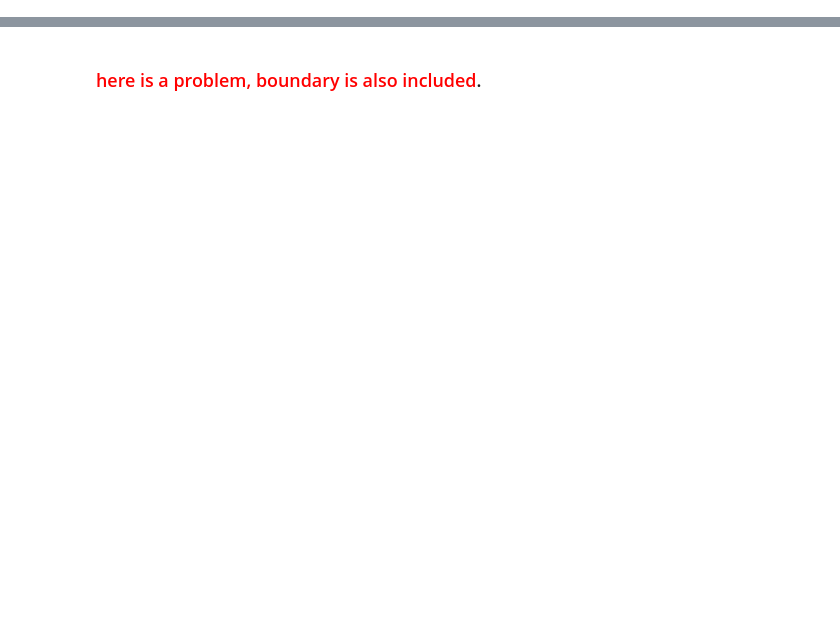
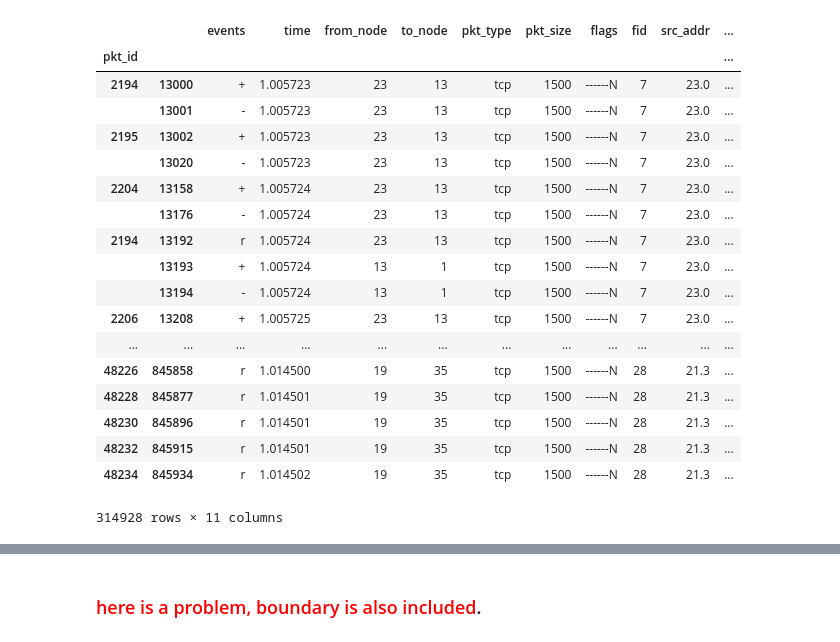
Before and after one commit to FruitBrother/Gearbox, a Jupyter notebook: analysis/delay.ipynb, the cells around one changed output, grey strips where cells are left out. Saved outputs shown, nothing was run; the diff lists cells and outputs as text; code cells hidden in the pictures; blank space fills up the shorter version.

```diff
--- a/analysis/delay.ipynb
+++ b/analysis/delay.ipynb
@@ -54,0 +72,24 @@ class DelayAnalysis:
+# %%
+if __name__=='__main__':
+    res = DropTailDelay.filter_by_delay(lambda delay: (40 < delay))
+    display(res)
+# %% [output]
+|  |  | events | time | from_node | to_node | pkt_type | pkt_size | flags | fid | src_addr | ... |
+| pkt_id |  |  |  |  |  |  |  |  |  |  | ... |
+| 2194 | 13000 | + | 1.005723 | 23 | 13 | tcp | 1500 | ------N | 7 | 23.0 | ... |
+|  | 13001 | - | 1.005723 | 23 | 13 | tcp | 1500 | ------N | 7 | 23.0 | ... |
+| 2195 | 13002 | + | 1.005723 | 23 | 13 | tcp | 1500 | ------N | 7 | 23.0 | ... |
+|  | 13020 | - | 1.005723 | 23 | 13 | tcp | 1500 | ------N | 7 | 23.0 | ... |
+| 2204 | 13158 | + | 1.005724 | 23 | 13 | tcp | 1500 | ------N | 7 | 23.0 | ... |
+|  | 13176 | - | 1.005724 | 23 | 13 | tcp | 1500 | ------N | 7 | 23.0 | ... |
+| 2194 | 13192 | r | 1.005724 | 23 | 13 | tcp | 1500 | ------N | 7 | 23.0 | ... |
+|  | 13193 | + | 1.005724 | 13 | 1 | tcp | 1500 | ------N | 7 | 23.0 | ... |
+|  | 13194 | - | 1.005724 | 13 | 1 | tcp | 1500 | ------N | 7 | 23.0 | ... |
+| 2206 | 13208 | + | 1.005725 | 23 | 13 | tcp | 1500 | ------N | 7 | 23.0 | ... |
+| ... | ... | ... | ... | ... | ... | ... | ... | ... | ... | ... | ... |
+| 48226 | 845858 | r | 1.014500 | 19 | 35 | tcp | 1500 | ------N | 28 | 21.3 | ... |
+| 48228 | 845877 | r | 1.014501 | 19 | 35 | tcp | 1500 | ------N | 28 | 21.3 | ... |
+| 48230 | 845896 | r | 1.014501 | 19 | 35 | tcp | 1500 | ------N | 28 | 21.3 | ... |
+| 48232 | 845915 | r | 1.014501 | 19 | 35 | tcp | 1500 | ------N | 28 | 21.3 | ... |
+| 48234 | 845934 | r | 1.014502 | 19 | 35 | tcp | 1500 | ------N | 28 | 21.3 | ... |
+314928 rows × 11 columns
```
Also changed, not shown: parts of 10 cells of this notebook, 33 other files.
